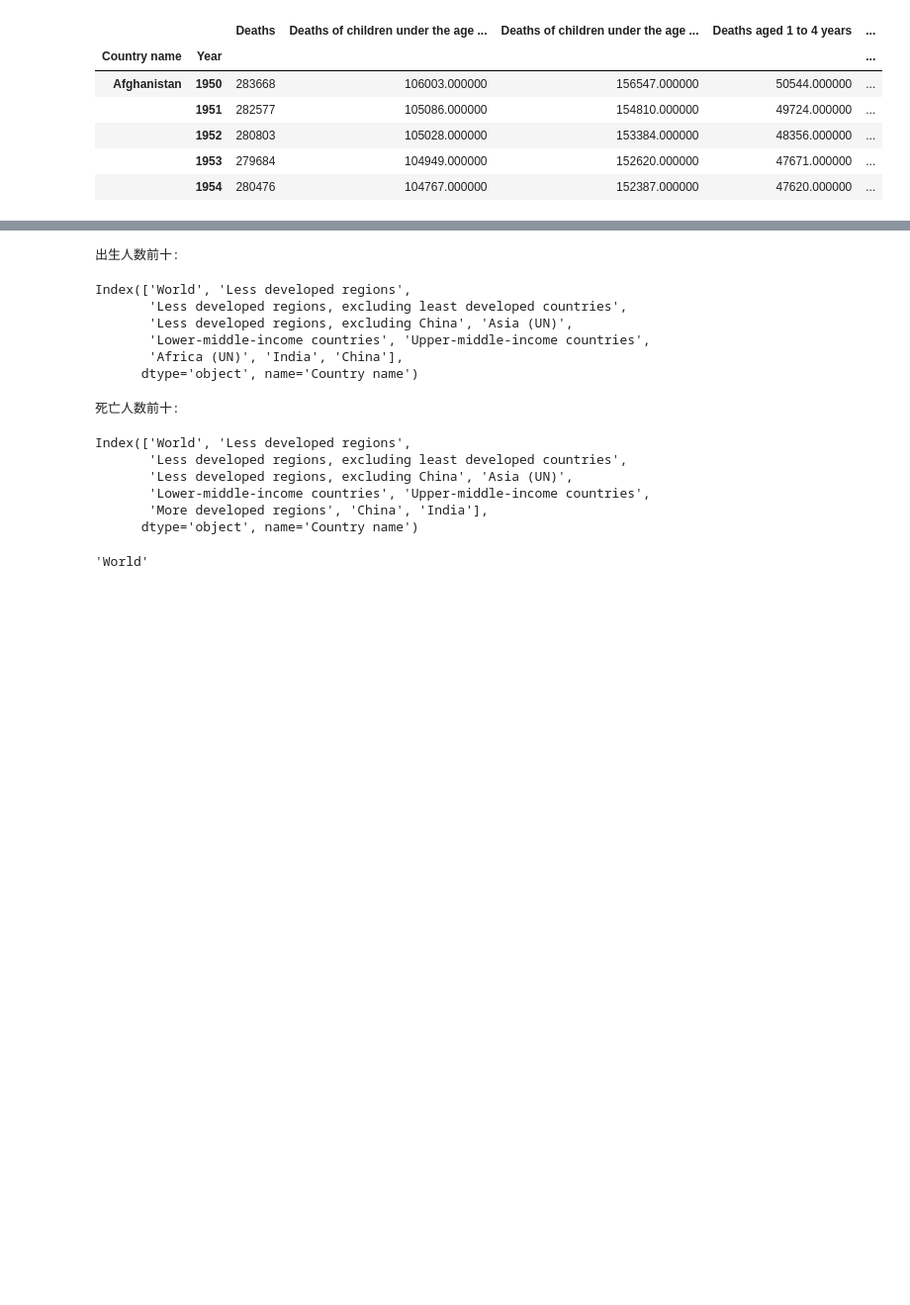
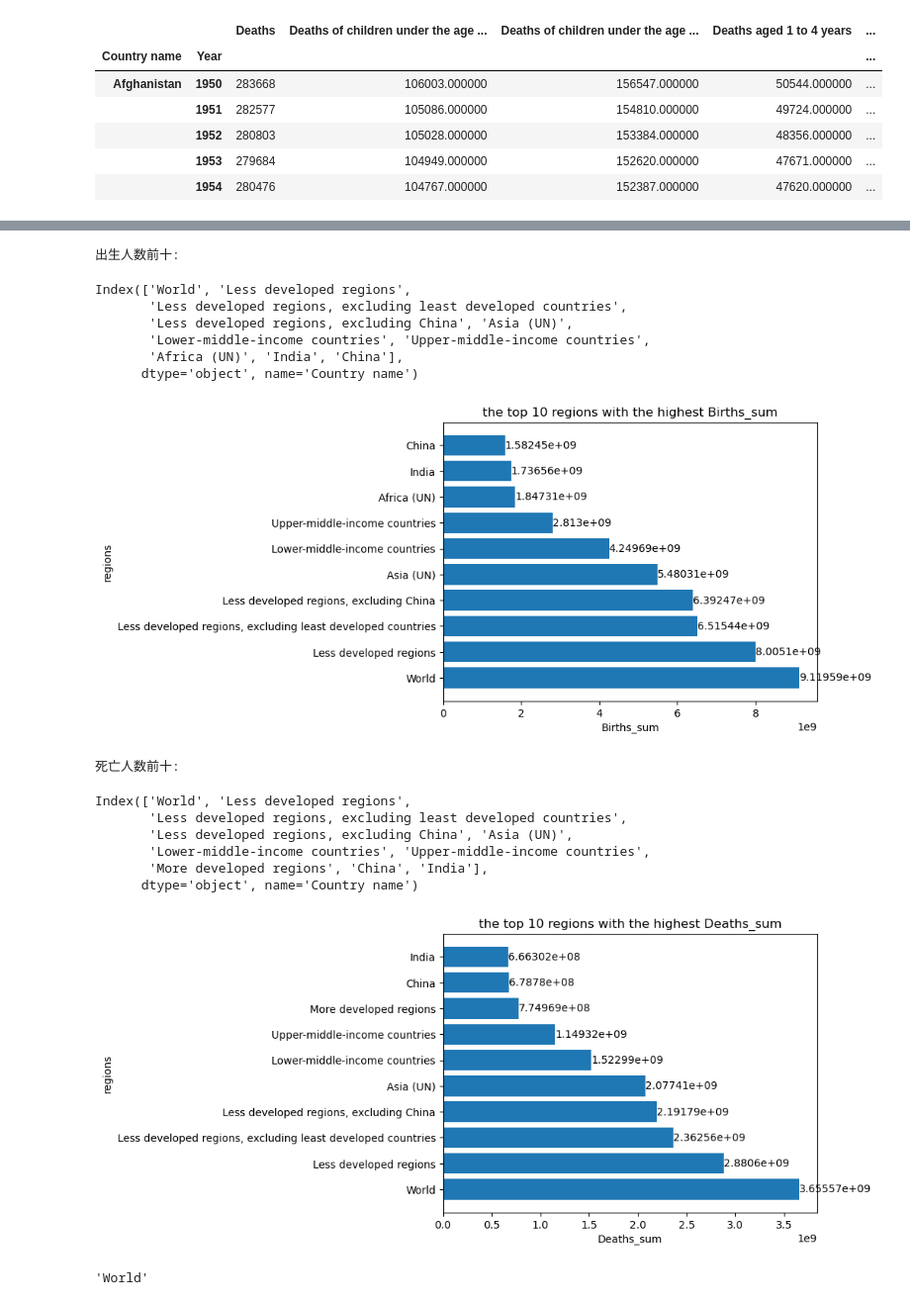
Before and after one commit to h3nng/pythonProject4, a Jupyter notebook: 1.ipynb, the cells around one changed output, grey strips where cells are left out. Shown at 99% size. Cells and saved outputs as stored; diff of their text form; code cells hidden in the pictures; blank space fills up the shorter version.

```diff
--- a/1.ipynb
+++ b/1.ipynb
@@ -164,21 +166,34 @@ Index(['Afghanistan', 'Africa (UN)', 'Albania', 'Algeria', 'American Samoa',
 # %%
-# 排序并输出死亡人数,出生人数的前十国家
+# 排序并输出死亡人数,出生人数的前十地区
 bd_sum.sort_values(by='Births_sum', ascending=False, inplace=True)
 b_country = bd_sum.head(10).index
 print("出生人数前十:")
 display(b_country)
+a = plt.barh(bd_sum.index[:10], bd_sum['Births_sum'][:10])
+plt.title("the top 10 regions with the highest Births_sum")
+plt.ylabel("regions")
+plt.xlabel("Births_sum")
+plt.bar_label(a)
+plt.show()
 bd_sum.sort_values(by='Deaths_sum', ascending=False, inplace=True)
 d_country = bd_sum.head(10).index
 print("死亡人数前十:")
 display(d_country)
+a = plt.barh(bd_sum.index[:10], bd_sum['Deaths_sum'][:10])
+plt.title("the top 10 regions with the highest Deaths_sum")
+plt.ylabel("regions")
+plt.xlabel("Deaths_sum")
+plt.bar_label(a)
+plt.show()
 # %% [output]
 出生人数前十:
 Index(['World', 'Less developed regions',
        'Less developed regions, excluding least developed countries',
        'Less developed regions, excluding China', 'Asia (UN)',
        'Lower-middle-income countries', 'Upper-middle-income countries',
        'Africa (UN)', 'India', 'China'],
       dtype='object', name='Country name')
+[figure, added]
 死亡人数前十:
 Index(['World', 'Less developed regions',
        'Less developed regions, excluding least developed countries',
@@ -186,6 +201,7 @@ Index(['World', 'Less developed regions',
        'Lower-middle-income countries', 'Upper-middle-income countries',
        'More developed regions', 'China', 'India'],
       dtype='object', name='Country name')
+[figure, added]
 # %%
 #时间序列分析
 # 分析全球每年出生人数和死亡人数的变化趋势
```
Also changed, not shown: parts of 6 cells of this notebook, 2 other files.
